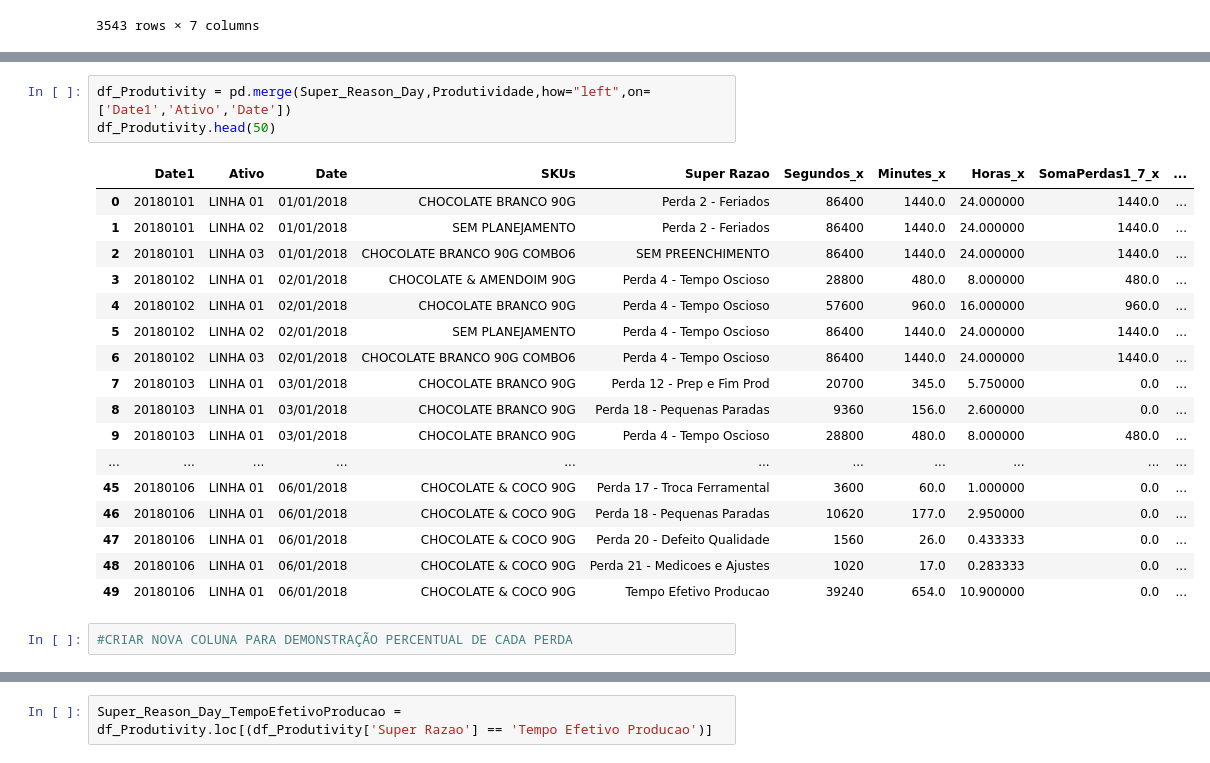
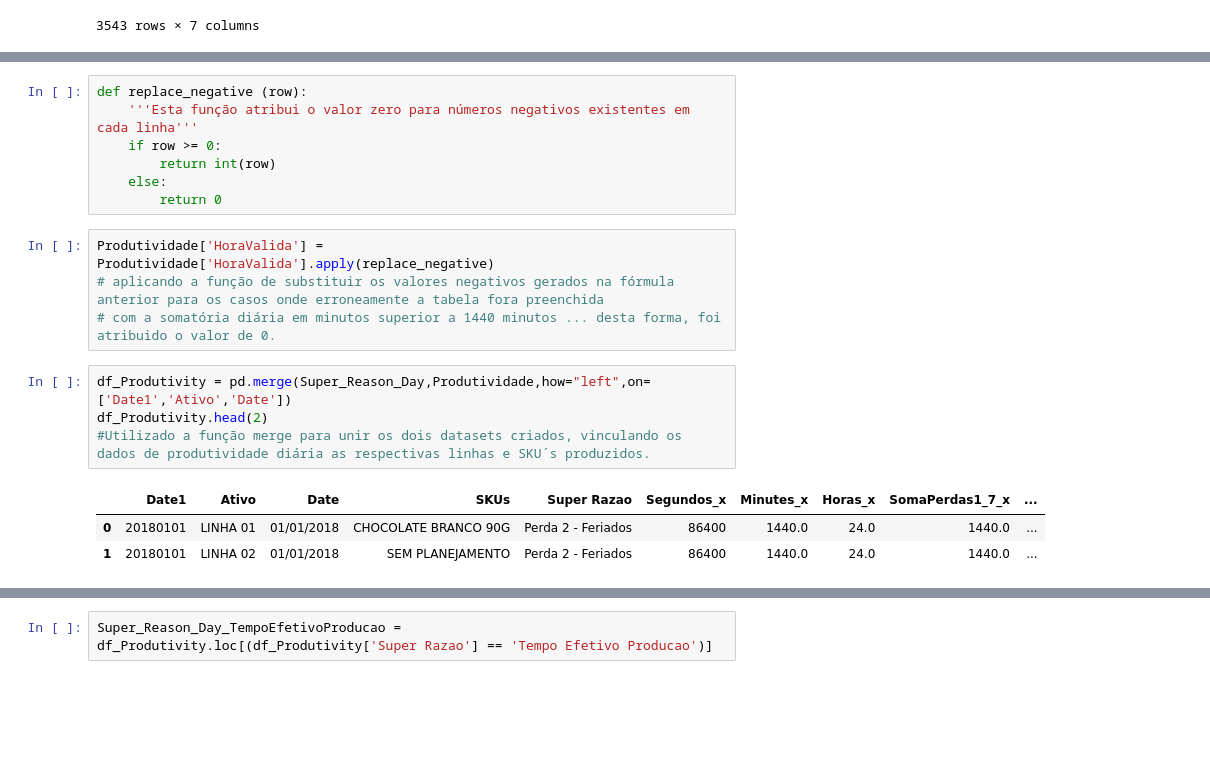
Before and after one commit to maubaroni/Projeto-Final, a Jupyter notebook: LossTreeChocolateFactory.ipynb, the cells around one changed output, grey strips where cells are left out. Cells and saved outputs as stored; diff of their text form; blank space fills up the shorter version.

Commit message:
Versao final do projeto, finalizado o tratamento e limpeza de dados, vinculado as duas bases de dados e elaborado 7 arquivos csv para utilizacao no Tableau

```diff
--- a/LossTreeChocolateFactory.ipynb
+++ b/LossTreeChocolateFactory.ipynb
@@ -216,24 +176,20 @@ Produtividade
+# %%
+def replace_negative (row):
+    '''Esta função atribui o valor zero para números negativos existentes em cada linha'''
+    if row >= 0:
+        return int(row)
+    else:
+        return 0
+# %%
+Produtividade['HoraValida'] = Produtividade['HoraValida'].apply(replace_negative)
+# aplicando a função de substituir os valores negativos gerados na fórmula anterior para os casos onde erroneamente a tabela fora preenchida
+# com a somatória diária em minutos superior a 1440 minutos ... desta forma, foi atribuido o valor de 0.
 # %%
 df_Produtivity = pd.merge(Super_Reason_Day,Produtividade,how="left",on=['Date1','Ativo','Date'])
-df_Produtivity.head(50)
+df_Produtivity.head(2)
+#Utilizado a função merge para unir os dois datasets criados, vinculando os dados de produtividade diária as respectivas linhas e SKU´s produzidos.
 # %% [output]
 |  | Date1 | Ativo | Date | SKUs | Super Razao | Segundos_x | Minutes_x | Horas_x | SomaPerdas1_7_x | ... |
-| 0 | 20180101 | LINHA 01 | 01/01/2018 | CHOCOLATE BRANCO 90G | Perda 2 - Feriados | 86400 | 1440.0 | 24.000000 | 1440.0 | ... |
-| 1 | 20180101 | LINHA 02 | 01/01/2018 | SEM PLANEJAMENTO | Perda 2 - Feriados | 86400 | 1440.0 | 24.000000 | 1440.0 | ... |
-| 2 | 20180101 | LINHA 03 | 01/01/2018 | CHOCOLATE BRANCO 90G COMBO6 | SEM PREENCHIMENTO | 86400 | 1440.0 | 24.000000 | 1440.0 | ... |
-| 3 | 20180102 | LINHA 01 | 02/01/2018 | CHOCOLATE & AMENDOIM 90G | Perda 4 - Tempo Oscioso | 28800 | 480.0 | 8.000000 | 480.0 | ... |
-| 4 | 20180102 | LINHA 01 | 02/01/2018 | CHOCOLATE BRANCO 90G | Perda 4 - Tempo Oscioso | 57600 | 960.0 | 16.000000 | 960.0 | ... |
-| 5 | 20180102 | LINHA 02 | 02/01/2018 | SEM PLANEJAMENTO | Perda 4 - Tempo Oscioso | 86400 | 1440.0 | 24.000000 | 1440.0 | ... |
-| 6 | 20180102 | LINHA 03 | 02/01/2018 | CHOCOLATE BRANCO 90G COMBO6 | Perda 4 - Tempo Oscioso | 86400 | 1440.0 | 24.000000 | 1440.0 | ... |
-| 7 | 20180103 | LINHA 01 | 03/01/2018 | CHOCOLATE BRANCO 90G | Perda 12 - Prep e Fim Prod | 20700 | 345.0 | 5.750000 | 0.0 | ... |
-| 8 | 20180103 | LINHA 01 | 03/01/2018 | CHOCOLATE BRANCO 90G | Perda 18 - Pequenas Paradas | 9360 | 156.0 | 2.600000 | 0.0 | ... |
-| 9 | 20180103 | LINHA 01 | 03/01/2018 | CHOCOLATE BRANCO 90G | Perda 4 - Tempo Oscioso | 28800 | 480.0 | 8.000000 | 480.0 | ... |
-| ... | ... | ... | ... | ... | ... | ... | ... | ... | ... | ... |
-| 45 | 20180106 | LINHA 01 | 06/01/2018 | CHOCOLATE & COCO 90G | Perda 17 - Troca Ferramental | 3600 | 60.0 | 1.000000 | 0.0 | ... |
-| 46 | 20180106 | LINHA 01 | 06/01/2018 | CHOCOLATE & COCO 90G | Perda 18 - Pequenas Paradas | 10620 | 177.0 | 2.950000 | 0.0 | ... |
-| 47 | 20180106 | LINHA 01 | 06/01/2018 | CHOCOLATE & COCO 90G | Perda 20 - Defeito Qualidade | 1560 | 26.0 | 0.433333 | 0.0 | ... |
-| 48 | 20180106 | LINHA 01 | 06/01/2018 | CHOCOLATE & COCO 90G | Perda 21 - Medicoes e Ajustes | 1020 | 17.0 | 0.283333 | 0.0 | ... |
-| 49 | 20180106 | LINHA 01 | 06/01/2018 | CHOCOLATE & COCO 90G | Tempo Efetivo Producao | 39240 | 654.0 | 10.900000 | 0.0 | ... |
+| 0 | 20180101 | LINHA 01 | 01/01/2018 | CHOCOLATE BRANCO 90G | Perda 2 - Feriados | 86400 | 1440.0 | 24.0 | 1440.0 | ... |
+| 1 | 20180101 | LINHA 02 | 01/01/2018 | SEM PLANEJAMENTO | Perda 2 - Feriados | 86400 | 1440.0 | 24.0 | 1440.0 | ... |
-# %%
-#CRIAR NOVA COLUNA PARA DEMONSTRAÇÃO PERCENTUAL DE CADA PERDA
 # %%
```
Also changed, not shown: parts of 33 cells of this notebook.
